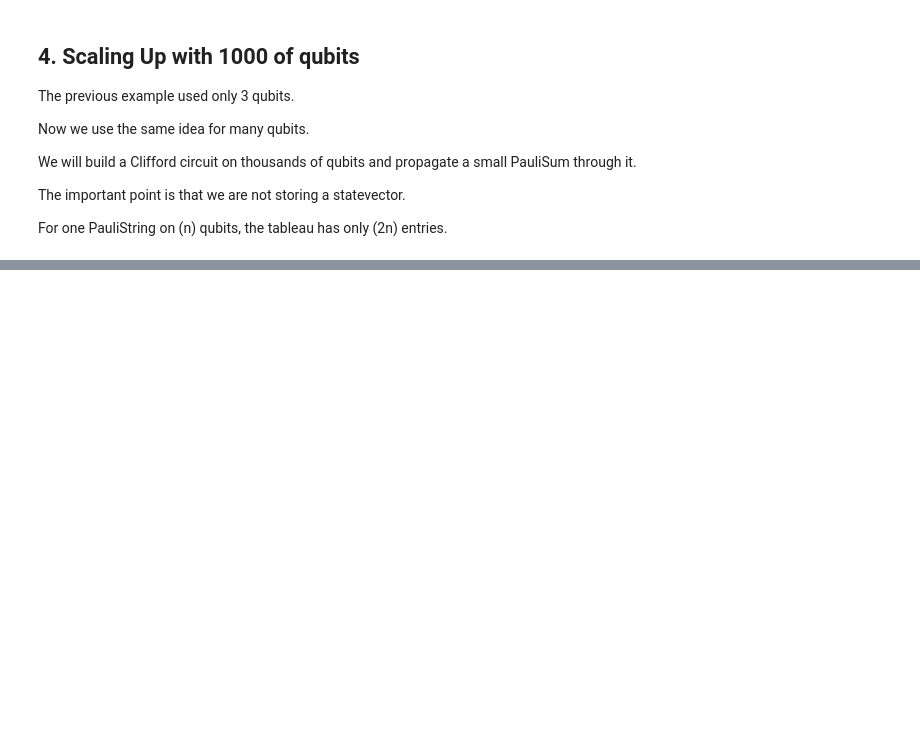
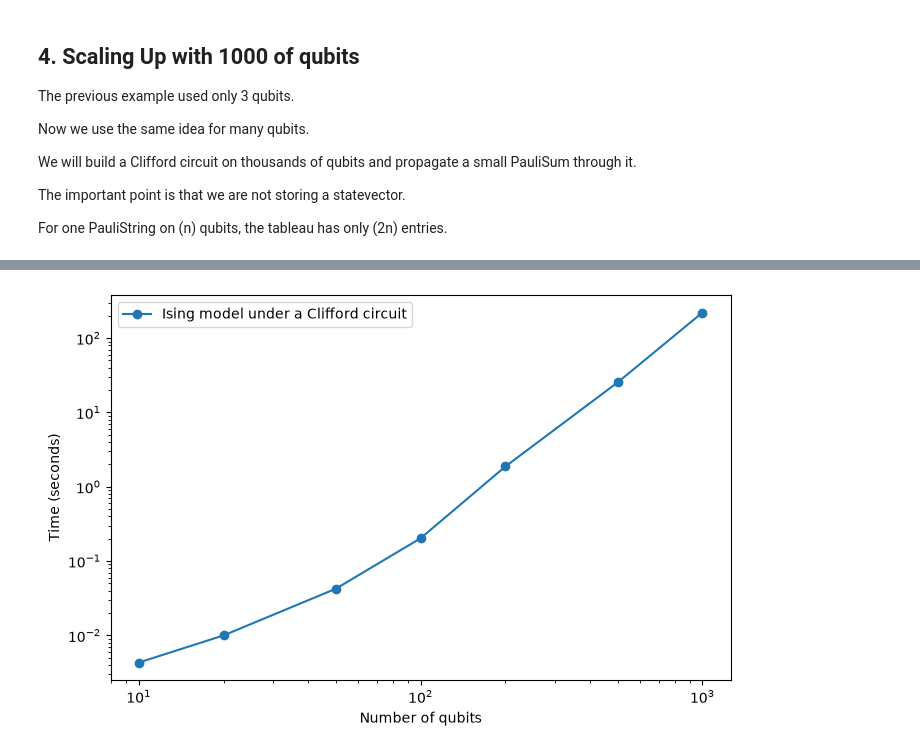
Before and after one commit to Shreya93ban/Tutorials, a Jupyter notebook: Circuit_simulation_with_sympleq.ipynb, the cells around one changed output, grey strips where cells are left out. Cells and saved outputs as stored; diff of their text form; code cells hidden in the pictures; blank space fills up the shorter version.

```diff
--- a/Circuit_simulation_with_sympleq.ipynb
+++ b/Circuit_simulation_with_sympleq.ipynb
@@ -348,0 +351,7 @@ For one Pauli observable, that is a \(1 \times 2n\) binary/integer object.
+# %%
+from sympleq.models.Ising import ising_chain_hamiltonian
+n_spins = 100
+periodic = True
+H_ising = ising_chain_hamiltonian(n_spins, J_zz=1, h_x=0.1, periodic=periodic)
+
+H_ising.tableau.shape
@@ -348,0 +360,9 @@ For one Pauli observable, that is a \(1 \times 2n\) binary/integer object.
+# %%
+qc_ising = clifford_chain_circuit(n_qubits= n_spins, depth=3)
+
+start = time.perf_counter()
+H_ising_out = qc_ising.act(H_ising)
+elapsed = time.perf_counter() - start
+
+print(f"Transformation time: {elapsed:.3f} seconds")
+print("Output tableau shape:", H_ising_out.tableau.shape)
@@ -348,0 +372,18 @@ For one Pauli observable, that is a \(1 \times 2n\) binary/integer object.
+# %%
+n_spins = 100
+elapsed_list = []
+periodic = True
+for n_spins in [10, 20, 50, 100, 200, 500, 1000]:
+
+    H_ising = ising_chain_hamiltonian(n_spins, J_zz=1, h_x=0.1, periodic=periodic)
+
+    H_ising.tableau.shape
+
+    qc_ising = clifford_chain_circuit(n_qubits= n_spins, depth=3)
+
+    start = time.perf_counter()
+    H_ising_out = qc_ising.act(H_ising)
+    elapsed = time.perf_counter() - start
+
+    elapsed_list.append(elapsed)
+    print(f"n_spins: {n_spins}, Transformation time: {elapsed:.3f} seconds, Output tableau shape: {H_ising_out.tableau.shape}")
@@ -348,0 +398,11 @@ For one Pauli observable, that is a \(1 \times 2n\) binary/integer object.
+# %%
+plt.figure(figsize=(8, 5))
+plt.plot([10, 20, 50, 100, 200, 500, 1000], elapsed_list, marker='o')
+plt.xscale('log')
+plt.yscale('log')
+plt.xlabel("Number of qubits")
+plt.ylabel("Time (seconds)")
+plt.legend(["Ising model under a Clifford circuit"])
+plt.show()
+# %% [output]
+[figure, added]
```
Also changed, not shown: parts of 17 cells of this notebook, 2 other files.
